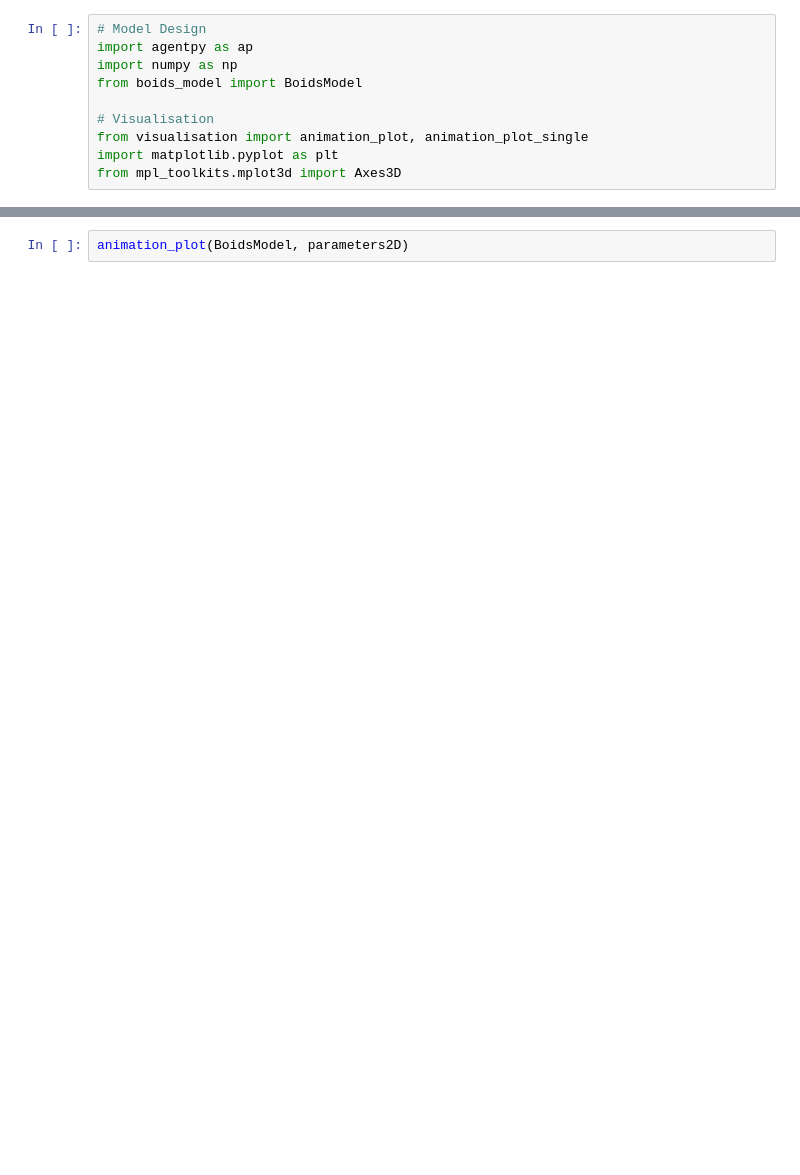
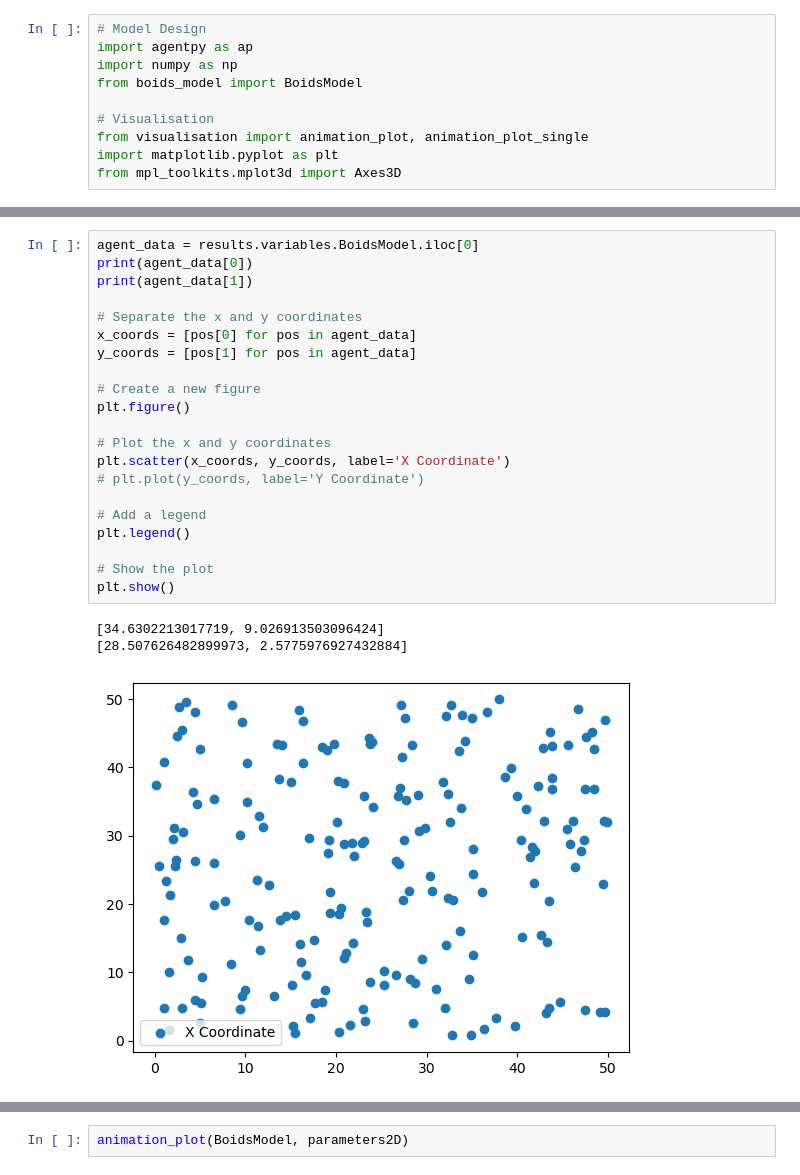
Before and after one commit to pedro15sousa/ABM-emulation, a Jupyter notebook: flocking.ipynb, the cells around one changed output, grey strips where cells are left out. Saved outputs shown, nothing was run; the diff lists cells and outputs as text; blank space fills up the shorter version.

```diff
--- a/flocking.ipynb
+++ b/flocking.ipynb
@@ -107 +149,26 @@ plt.show()
+# %%
+agent_data = results.variables.BoidsModel.iloc[0]
+print(agent_data[0])
+print(agent_data[1])
+
+# Separate the x and y coordinates
+x_coords = [pos[0] for pos in agent_data]
+y_coords = [pos[1] for pos in agent_data]
+
+# Create a new figure
+plt.figure()
+
+# Plot the x and y coordinates
+plt.scatter(x_coords, y_coords, label='X Coordinate')
+# plt.plot(y_coords, label='Y Coordinate')
+
+# Add a legend
+plt.legend()
+
+# Show the plot
+plt.show()
+# %% [output]
+[34.6302213017719, 9.026913503096424]
+[28.507626482899973, 2.5775976927432884]
+[figure, added]
 # %%
```
Also changed, not shown: parts of 12 cells of this notebook, 2 other files.
